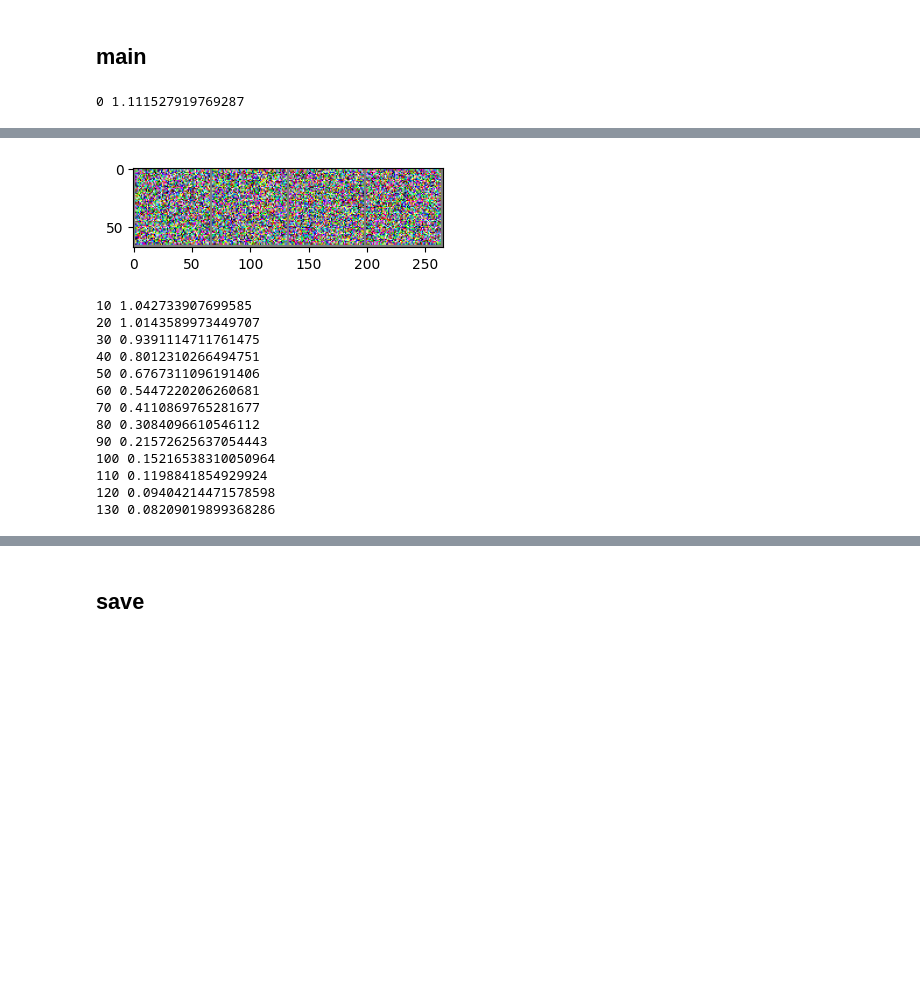
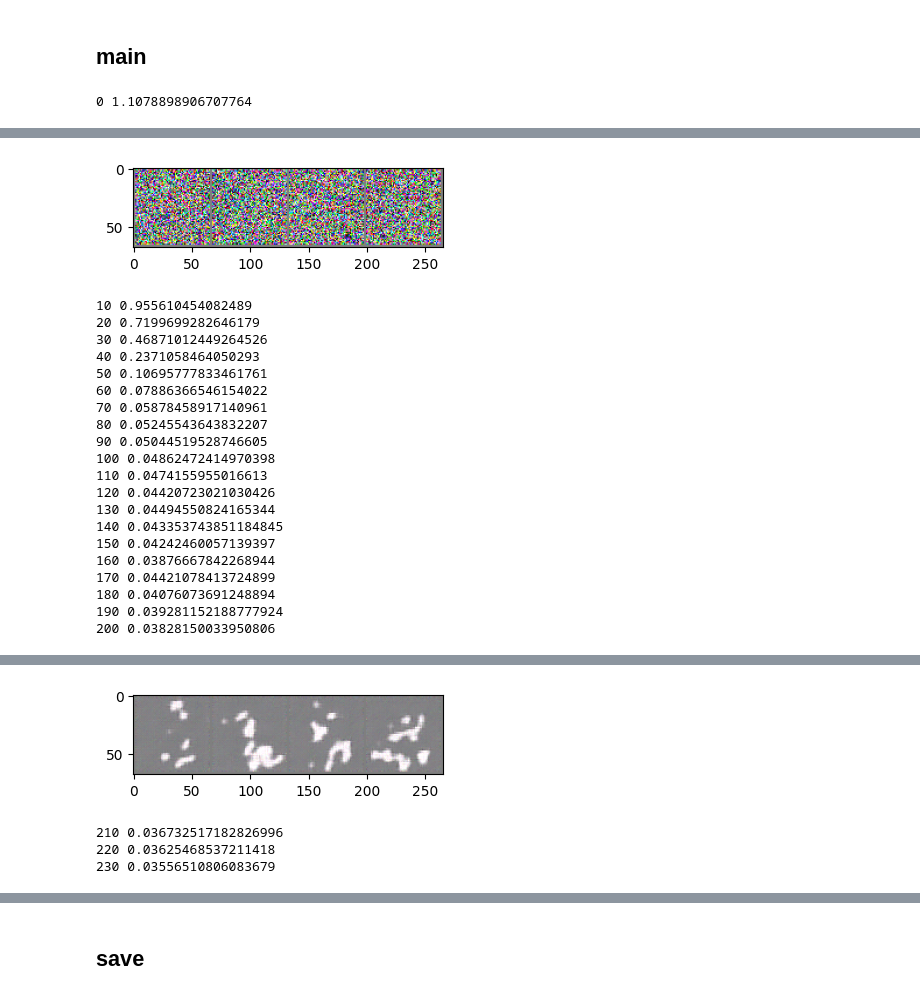
Before and after one commit to eisbetterthanpi/latent-flow-model, a Jupyter notebook: latent_flow_matching.ipynb, the cells around one changed output, grey strips where cells are left out. Saved outputs shown, nothing was run; the diff lists cells and outputs as text; code cells hidden in the pictures; blank space fills up the shorter version.

```diff
--- a/latent_flow_matching.ipynb
+++ b/latent_flow_matching.ipynb
@@ -378,9 +380,9 @@ class PixelShuffleConv(nn.Module):
         return self.net(x, emb)
 
 class UpDownBlock(nn.Module):
-    def __init__(self, in_ch, out_ch, kernel=7, r=1, emb_dim=None):
+    def __init__(self, in_ch, out_ch=None, kernel=3, r=1, emb_dim=None):
         super().__init__()
-        self.block = PixelShuffleConv(in_ch, out_ch, kernel=kernel, r=r)
+        self.block = PixelShuffleConv(in_ch, out_ch, kernel=kernel, r=r, emb_dim=emb_dim)
 
     def forward(self, x, emb=None): # [b,c,h,w]
         out = self.block(x, emb)
@@ -1331,6 +1321,7 @@ def train(model, optim, dataloader):
                 img_ = reverse_flow(model, cond, timesteps=10) # unet
                 # img_ = model.sample(cond, timesteps=10) # ldm
                 # x1_ = reverse_flow(model.unet, cond, timesteps=10)
+                model.train()
                 # print(x1.dtype)
                 # imshow(torchvision.utils.make_grid(x1_[:4].cpu(), nrow=4))
 
@@ -1342,7 +1333,7 @@ def train(model, optim, dataloader):
         # try: wandb.log({"ae_loss": ae_loss.item(), "fm_loss": fm_loss.item()})
         except NameError: pass
 
-for epoch in range(1):
+for epoch in range(2):
 # for epoch in range(40):
     train(model, optim, train_loader)
 
@@ -1362,4 +1353,4 @@ for epoch in range(1):
         # img_ = model.sample(cond, timesteps=10) # ldm
         imshow(torchvision.utils.make_grid(img_.cpu(), nrow=4))
 # %% [output]
-0 1.111527919769287
+0 1.1078898906707764
@@ -1367,14 +1358,21 @@ WARNING:matplotlib.image:Clipping input data to the valid range for imshow with
-[figure, old version]
+[figure, new version]
-10 1.042733907699585
-20 1.0143589973449707
-30 0.9391114711761475
-40 0.8012310266494751
-50 0.6767311096191406
-60 0.5447220206260681
-70 0.4110869765281677
-80 0.3084096610546112
-90 0.21572625637054443
-100 0.15216538310050964
-110 0.1198841854929924
-120 0.09404214471578598
-130 0.08209019899368286
+10 0.955610454082489
+20 0.7199699282646179
+30 0.46871012449264526
+40 0.2371058464050293
+50 0.10695777833461761
+60 0.07886366546154022
+70 0.05878458917140961
+80 0.05245543643832207
+90 0.05044519528746605
+100 0.04862472414970398
+110 0.0474155955016613
+120 0.04420723021030426
+130 0.04494550824165344
+140 0.043353743851184845
+150 0.04242460057139397
+160 0.03876667842268944
+170 0.04421078413724899
+180 0.04076073691248894
+190 0.039281152188777924
+200 0.03828150033950806
@@ -1381,3 +1380,7 @@ WARNING:matplotlib.image:Clipping input data to the valid range for imshow with
+[figure, added]
+210 0.036732517182826996
+220 0.03625468537211418
+230 0.03556510806083679
 # %%
 # @title test func
 
```
Also changed, not shown: parts of 7 cells of this notebook.
